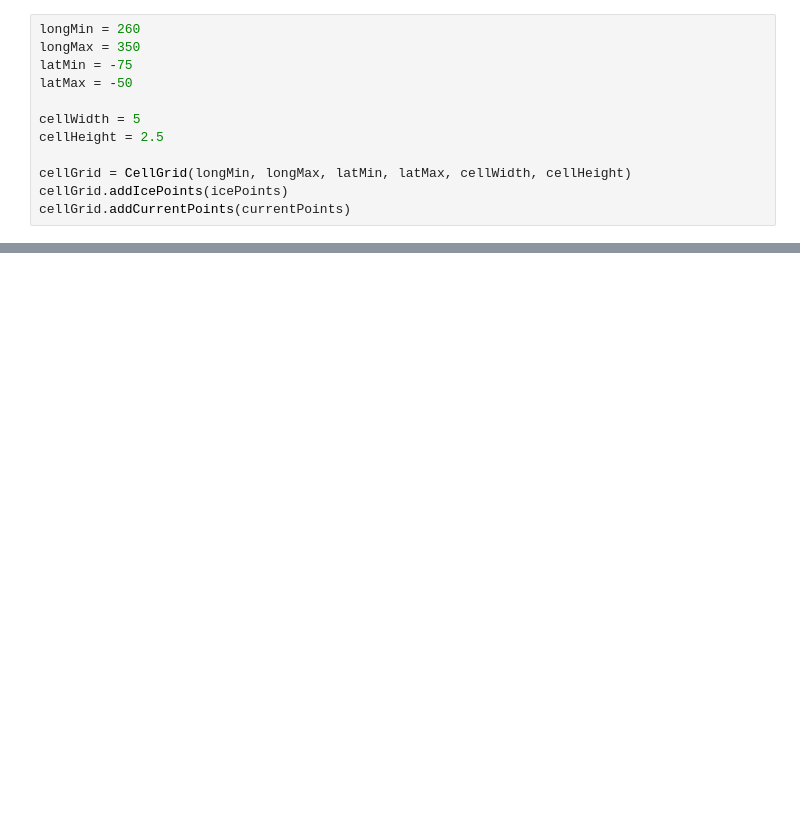
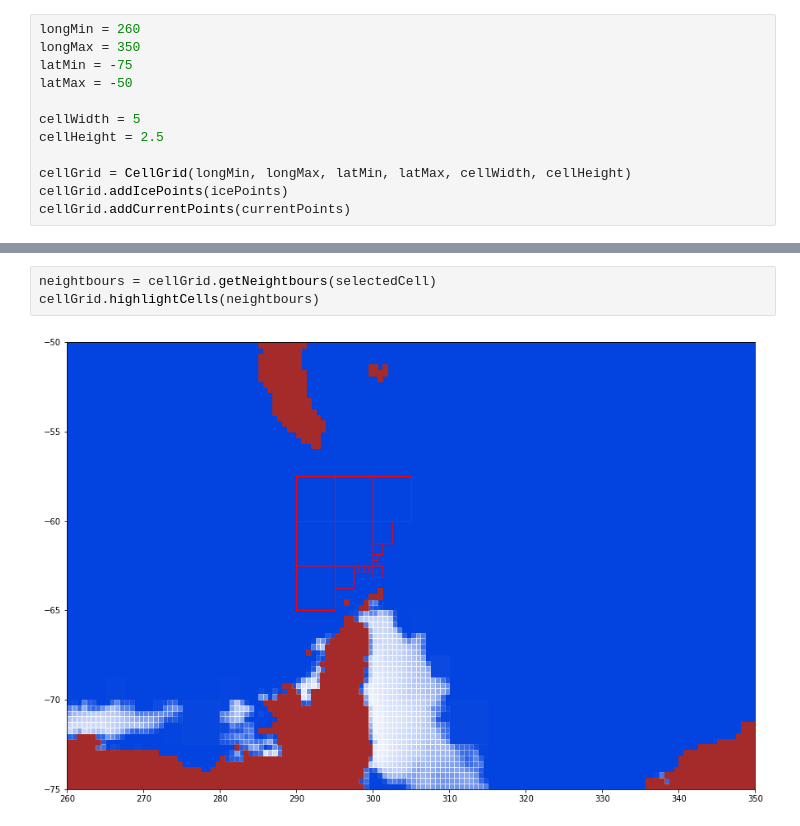
Before and after one commit to antarctica/PolarRoute, a Jupyter notebook: example(refactor).ipynb, the cells around one changed output, grey strips where cells are left out. Drawn from its saved outputs; the diff is of its cells as text; blank space fills up the shorter version.

```diff
--- a/example(refactor).ipynb
+++ b/example(refactor).ipynb
@@ -51,0 +43,5 @@ Cell width =-2.81226925619086
+# %%
+neightbours = cellGrid.getNeightbours(selectedCell)
+cellGrid.highlightCells(neightbours)
+# %% [output]
+[figure, added]
```
Also changed, not shown: parts of 7 cells of this notebook, 4 other files.
